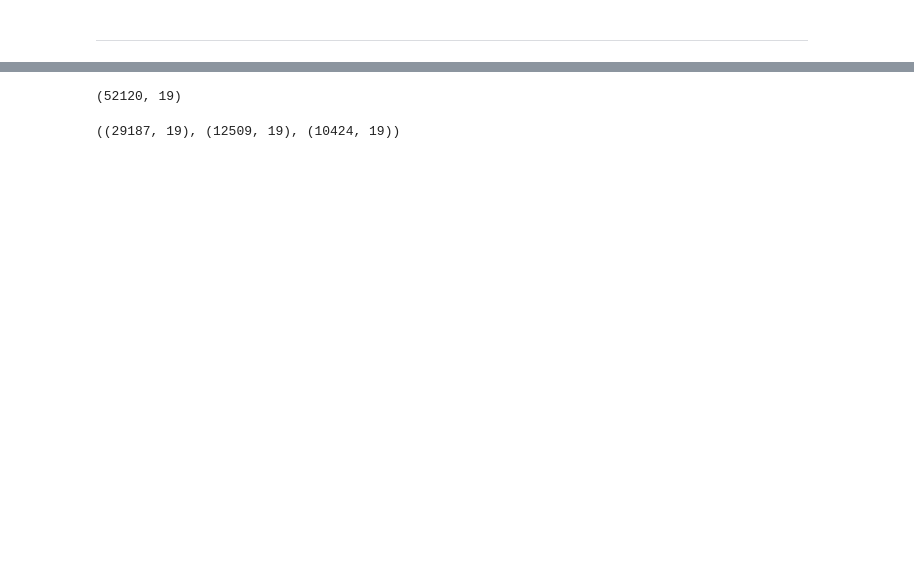
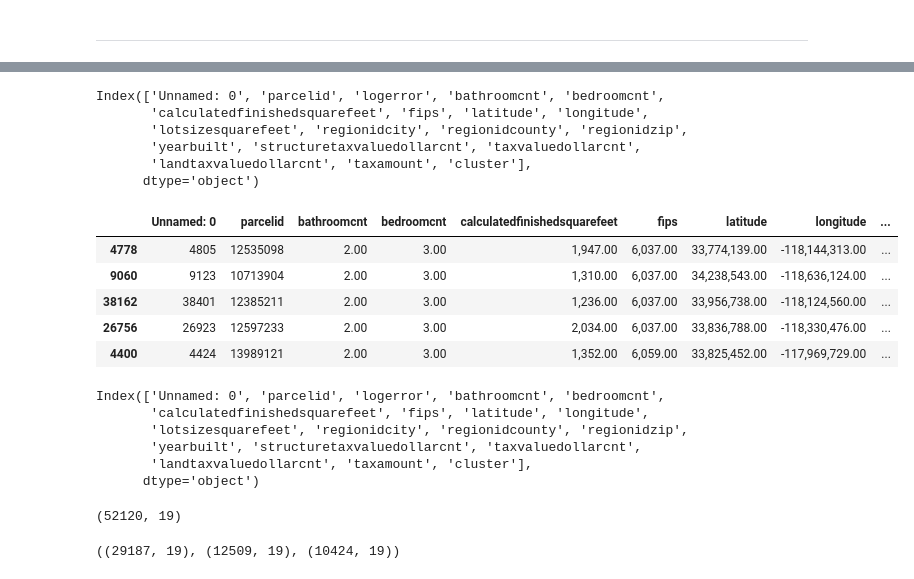
Before and after one commit to katherinesalazar/clustering-project, a Jupyter notebook: final_notebook.ipynb, the cells around one changed output, grey strips where cells are left out. Saved outputs shown, nothing was run; the diff lists cells and outputs as text; code cells hidden in the pictures; blank space fills up the shorter version.

```diff
--- a/final_notebook.ipynb
+++ b/final_notebook.ipynb
@@ -372,0 +398,18 @@ prepare.create_scatter_plot('bedroomcnt', 'calculatedfinishedsquarefeet',df,kmea
+# %%
+df.columns
+# %% [output]
+Index(['Unnamed: 0', 'parcelid', 'logerror', 'bathroomcnt', 'bedroomcnt',
+       'calculatedfinishedsquarefeet', 'fips', 'latitude', 'longitude',
+       'lotsizesquarefeet', 'regionidcity', 'regionidcounty', 'regionidzip',
+       'yearbuilt', 'structuretaxvaluedollarcnt', 'taxvaluedollarcnt',
+       'landtaxvaluedollarcnt', 'taxamount', 'cluster'],
+      dtype='object')
+# %%
+X_train.head()
+# %% [output]
+|  | Unnamed: 0 | parcelid | bathroomcnt | bedroomcnt | calculatedfinishedsquarefeet | fips | latitude | longitude | ... |
+| 4778 | 4805 | 12535098 | 2.00 | 3.00 | 1,947.00 | 6,037.00 | 33,774,139.00 | -118,144,313.00 | ... |
+| 9060 | 9123 | 10713904 | 2.00 | 3.00 | 1,310.00 | 6,037.00 | 34,238,543.00 | -118,636,124.00 | ... |
+| 38162 | 38401 | 12385211 | 2.00 | 3.00 | 1,236.00 | 6,037.00 | 33,956,738.00 | -118,124,560.00 | ... |
+| 26756 | 26923 | 12597233 | 2.00 | 3.00 | 2,034.00 | 6,037.00 | 33,836,788.00 | -118,330,476.00 | ... |
+| 4400 | 4424 | 13989121 | 2.00 | 3.00 | 1,352.00 | 6,059.00 | 33,825,452.00 | -117,969,729.00 | ... |
@@ -373,3 +430,12 @@ prepare.create_scatter_plot('bedroomcnt', 'calculatedfinishedsquarefeet',df,kmea
+# %%
+df.columns
+# %% [output]
+Index(['Unnamed: 0', 'parcelid', 'logerror', 'bathroomcnt', 'bedroomcnt',
+       'calculatedfinishedsquarefeet', 'fips', 'latitude', 'longitude',
+       'lotsizesquarefeet', 'regionidcity', 'regionidcounty', 'regionidzip',
+       'yearbuilt', 'structuretaxvaluedollarcnt', 'taxvaluedollarcnt',
+       'landtaxvaluedollarcnt', 'taxamount', 'cluster'],
+      dtype='object')
 # %%
 # checking the shape:
 df.shape
```
Also changed, not shown: parts of 43 cells of this notebook.
